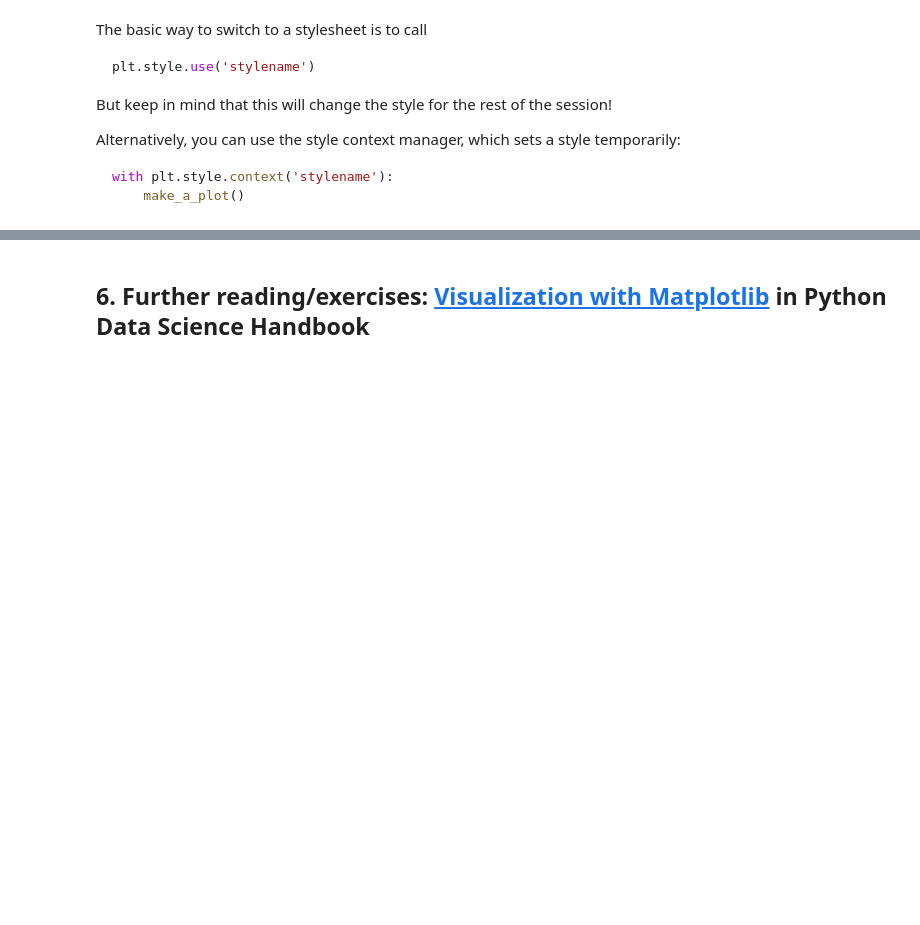
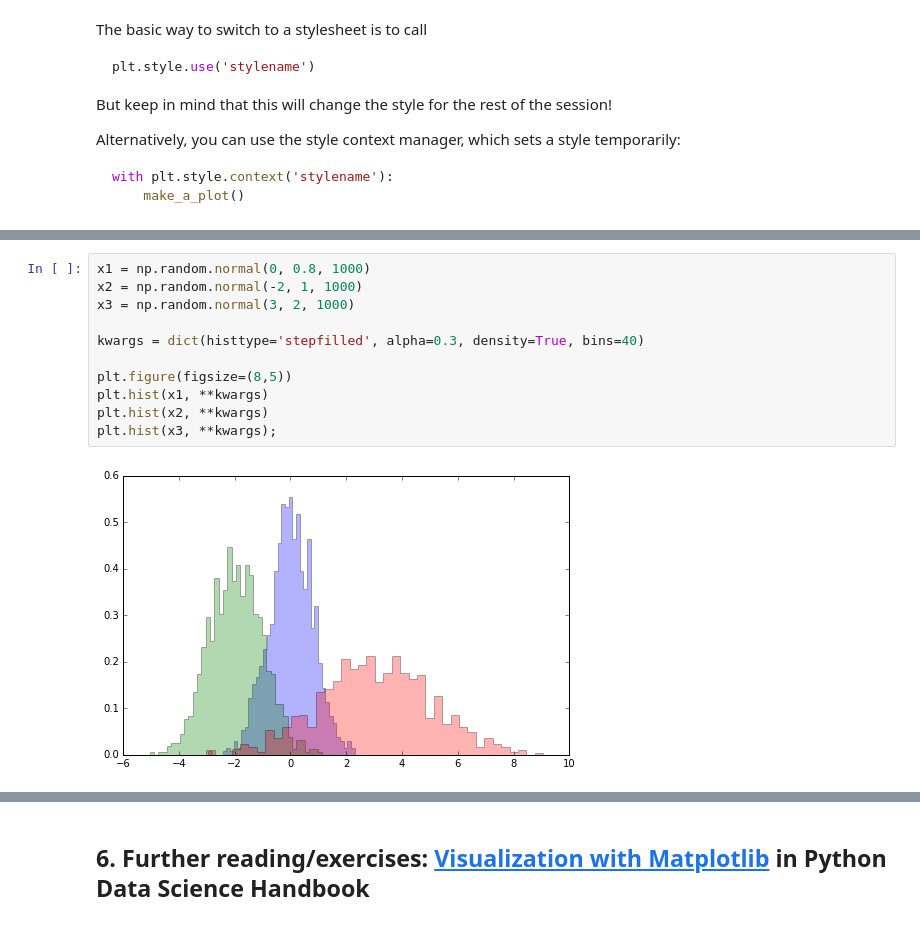
Before and after one commit to CUAstro-REU-Python-Workshop/2020-workshop, a Jupyter notebook: day2/day2.ipynb, the cells around one changed output, grey strips where cells are left out. Saved outputs shown, nothing was run; the diff lists cells and outputs as text; blank space fills up the shorter version.

```diff
--- a/day2/day2.ipynb
+++ b/day2/day2.ipynb
@@ -358,0 +458,13 @@ with plt.style.context('stylename'):
+# %%
+x1 = np.random.normal(0, 0.8, 1000)
+x2 = np.random.normal(-2, 1, 1000)
+x3 = np.random.normal(3, 2, 1000)
+
+kwargs = dict(histtype='stepfilled', alpha=0.3, density=True, bins=40)
+
+plt.figure(figsize=(8,5))
+plt.hist(x1, **kwargs)
+plt.hist(x2, **kwargs)
+plt.hist(x3, **kwargs);
+# %% [output]
+[figure, added]
```
Also changed, not shown: parts of 18 cells of this notebook.
